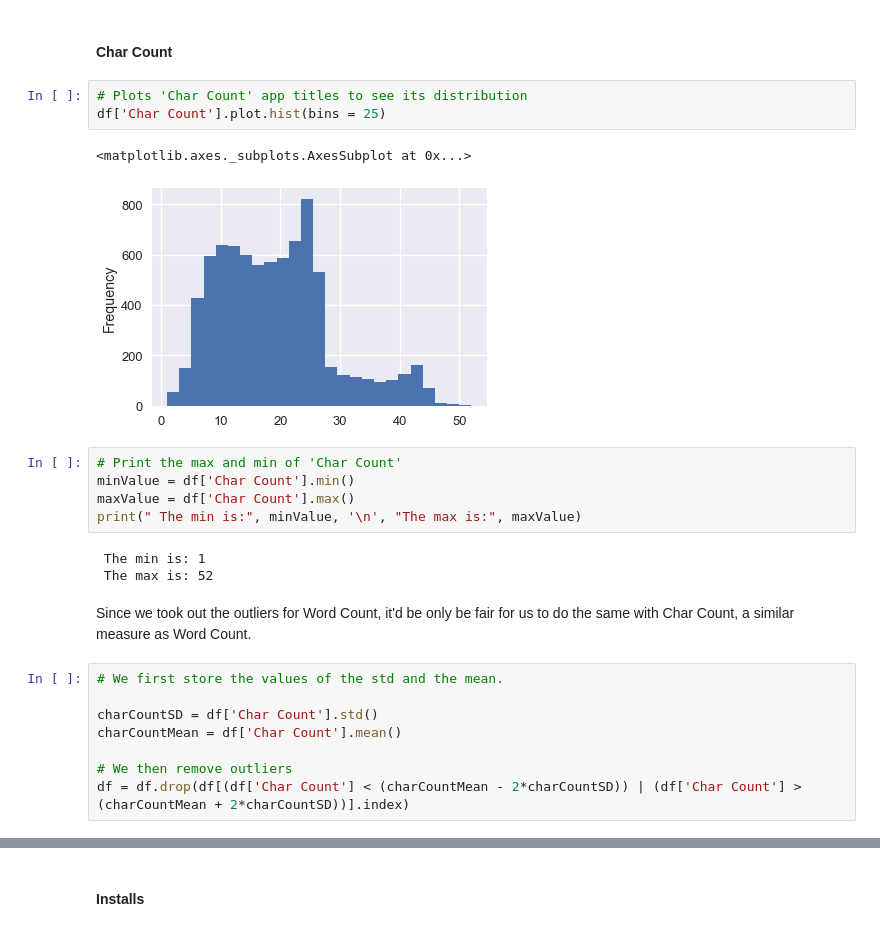
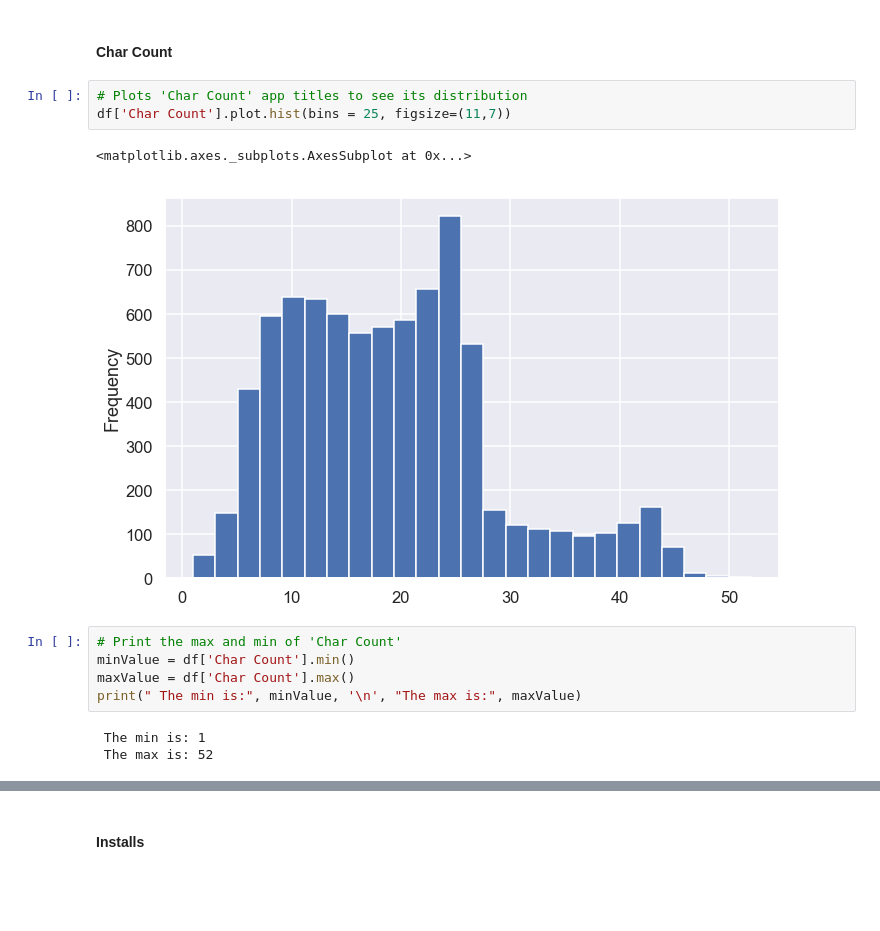
Before and after one commit to Titan-Ngo/COGS108_Repo, a Jupyter notebook: FinalProject.ipynb, the cells around one changed output, grey strips where cells are left out. Drawn from its saved outputs; the diff is of its cells as text; blank space fills up the shorter version.

```diff
--- a/FinalProject.ipynb
+++ b/FinalProject.ipynb
@@ -433,10 +433,10 @@ From the above histogram, we can say that most apps have relatively low word cou
 #### Char Count
 # %%
 # Plots 'Char Count' app titles to see its distribution
-df['Char Count'].plot.hist(bins = 25)
+df['Char Count'].plot.hist(bins = 25, figsize=(11,7))
 # %% [output]
 <matplotlib.axes._subplots.AxesSubplot at 0x...>
-[figure, old version]
+[figure, new version]
 # %%
 # Print the max and min of 'Char Count'
 minValue = df['Char Count'].min()
@@ -445,13 +445,3 @@ print(" The min is:", minValue, '\n', "The max is:", maxValue)
 # %% [output]
  The min is: 1
  The max is: 52
-# %% [markdown]
-Since we took out the outliers for Word Count, it'd be only be fair for us to do the same with Char Count, a similar measure as Word Count.
-# %%
-# We first store the values of the std and the mean.
-
-charCountSD = df['Char Count'].std()
-charCountMean = df['Char Count'].mean()
-
-# We then remove outliers
-df = df.drop(df[(df['Char Count'] < (charCountMean - 2*charCountSD)) | (df['Char Count'] > (charCountMean + 2*charCountSD))].index)
```
Also changed, not shown: parts of 35 cells of this notebook.
